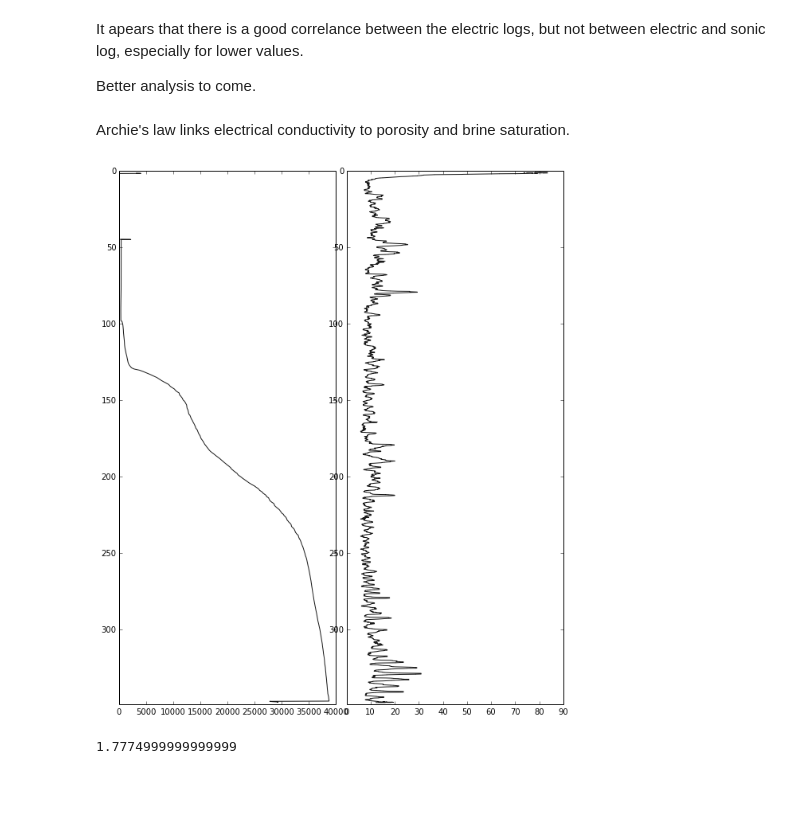
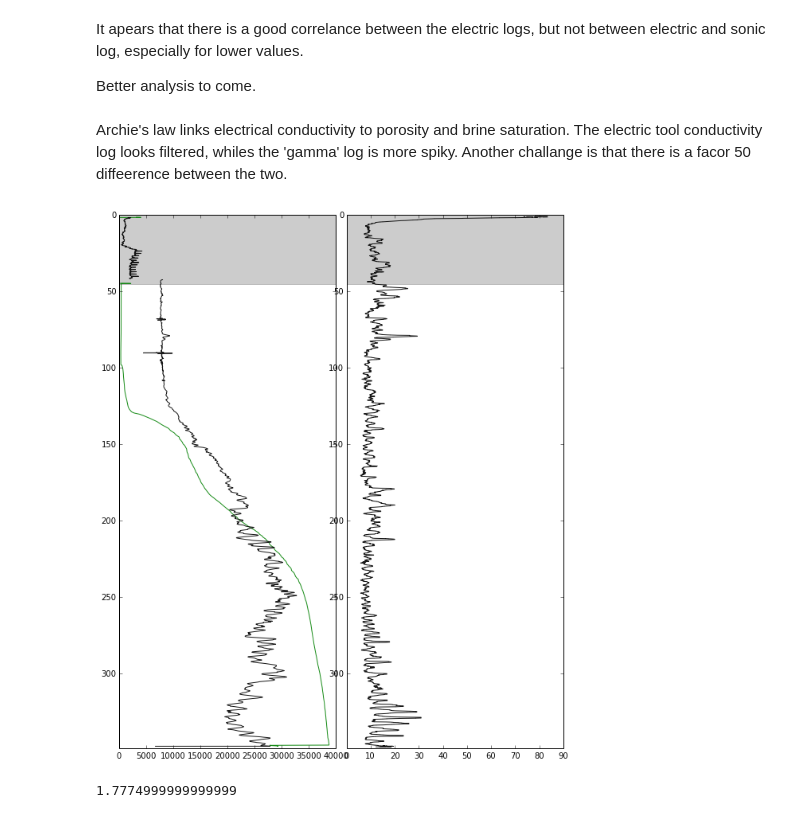
Before and after one commit to TobbeTripitaka/Dalbyover, a Jupyter notebook: Dalbyover sonic log.ipynb, the cells around one changed output. Drawn from its saved outputs; the diff is of its cells as text; code cells hidden in the pictures; blank space fills up the shorter version.

Commit message:
import plug data

```diff
--- a/Dalbyover sonic log.ipynb
+++ b/Dalbyover sonic log.ipynb
@@ -63,6 +63,8 @@ data.to_csv('log_data.txt')
 
 print data.describe()
 #print data.head()
+
+casing = 45
 # %% [output]
               DEPTH       NGAM_E1       COND_E1       TEMP_E1       TEMP_E2  \
 count  34894.000000  34586.000000  34557.000000  34561.000000  34605.000000
@@ -134,12 +136,17 @@ def well_plot(x,y=data['DEPTH'],label=None,lw=1,color='black',alpha=0.9):
     plt.ylim(max(data['DEPTH']),0)
     return
 
+def casing_plot():
+    '''
+    Plot casing
+    '''
+    return plt.axhspan(0,casing, facecolor='k', alpha=0.2, label='casing')
+
 def smooth_filter(raw,kernel=51):
     '''
     Apply median filter, set window size. Must be odd number.
     '''
     return signal.medfilt(raw, kernel_size=kernel)
-
 
 # Apply smoothing filter kernel is median window size, must be odd
 kernel=99
@@ -173,6 +180,7 @@ well_plot(smooth_filter(C*data['R1R2'],kernel),data['DEPTH']+0.1,
 well_plot(smooth_filter(C*data['R2R3'],kernel),data['DEPTH']-0.1,
           label = 'R2R3',lw=2, color='green')
 
+casing_plot()
 
 plt.setp(ax1.get_xticklabels(), fontsize=12)
 plt.xlim(0, 4)
@@ -188,6 +196,7 @@ plt.ylim(max(data['DEPTH']),0)
 plt.setp(ax2.get_yticklabels(), visible=False)
 plt.grid()
 plt.legend()
+casing_plot()
 
 plt.show()
 # %% [output]
@@ -213,23 +222,27 @@ plt.show()
 It apears that there is a good correlance between the electric logs, but not between electric and sonic log, especially for lower values.
 
 Better analysis to come.
-# %% [markdown]
-Archie's law links electrical conductivity to porosity and brine saturation.
+# %% [markdown]
+Archie's law links electrical conductivity to porosity and brine saturation. The electric tool conductivity log looks filtered, whiles the 'gamma' log is more spiky. Another challange is that there is a facor 50 diffeerence between the two.
 # %%
 fig = plt.figure(figsize=(10,12))
 fig.subplots_adjust(wspace=0.05)
 
 ax1 = plt.subplot(121)
 
-well_plot(data['COND_E2'])
+#well_plot(data['COND_E2'])
+well_plot(data['COND_E2'],color='green')
+well_plot(50*data['COND_G'])
+casing_plot()
 
 ax2 = plt.subplot(122)
 well_plot(smooth_filter(data['NGAM_E2'],101))
+casing_plot()
 
 
 plt.show()
 # %% [output]
-[figure, old version]
+[figure, new version]
 # %%
 # %% [output]
 1.7774999999999999
```
Also changed, not shown: parts of 1 cell of this notebook.
